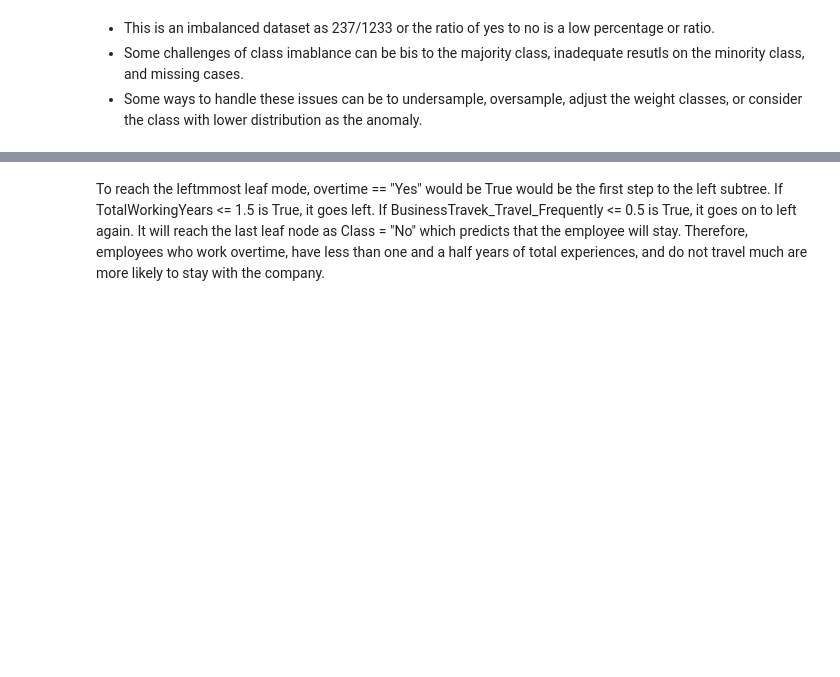
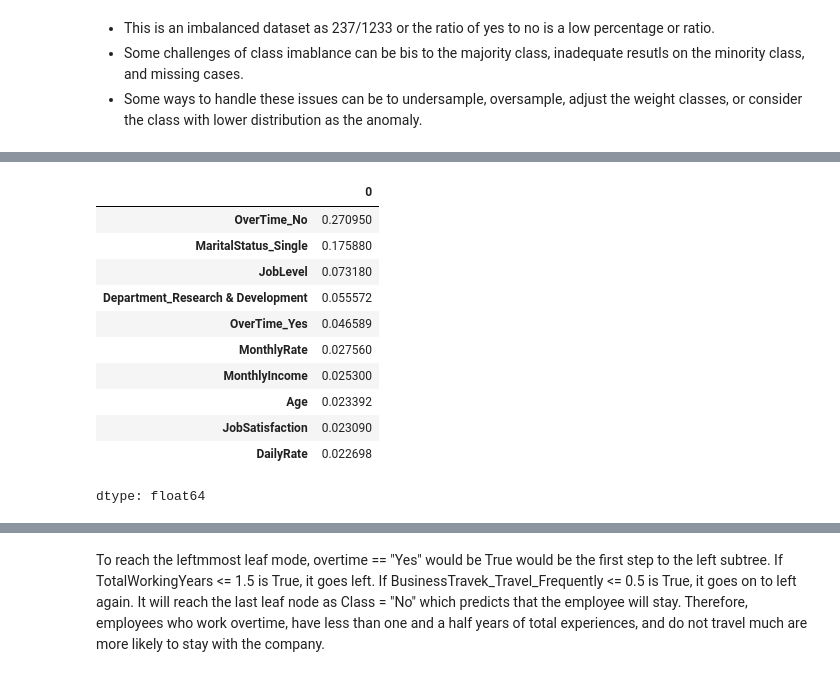
Before and after one commit to harshithasmj/Employee-Attrition, a Jupyter notebook: Employee_Attrition.ipynb, the cells around one changed output, grey strips where cells are left out. Drawn from its saved outputs; the diff is of its cells as text; code cells hidden in the pictures; blank space fills up the shorter version.

```diff
--- a/Employee_Attrition.ipynb
+++ b/Employee_Attrition.ipynb
@@ -42,3 +86,19 @@ print(attrition)
+# %%
+importances = pd.Series(clf.feature_importances_, index=X_train_full.columns)
+importances.sort_values(ascending=False).head(10)
+# %% [output]
+|  | 0 |
+| OverTime_No | 0.270950 |
+| MaritalStatus_Single | 0.175880 |
+| JobLevel | 0.073180 |
+| Department_Research & Development | 0.055572 |
+| OverTime_Yes | 0.046589 |
+| MonthlyRate | 0.027560 |
+| MonthlyIncome | 0.025300 |
+| Age | 0.023392 |
+| JobSatisfaction | 0.023090 |
+| DailyRate | 0.022698 |
+dtype: float64
 # %%
 #Graph the Age Distribution
 plt.figure(figsize=(8, 5))
```
Also changed, not shown: parts of 26 cells of this notebook.
